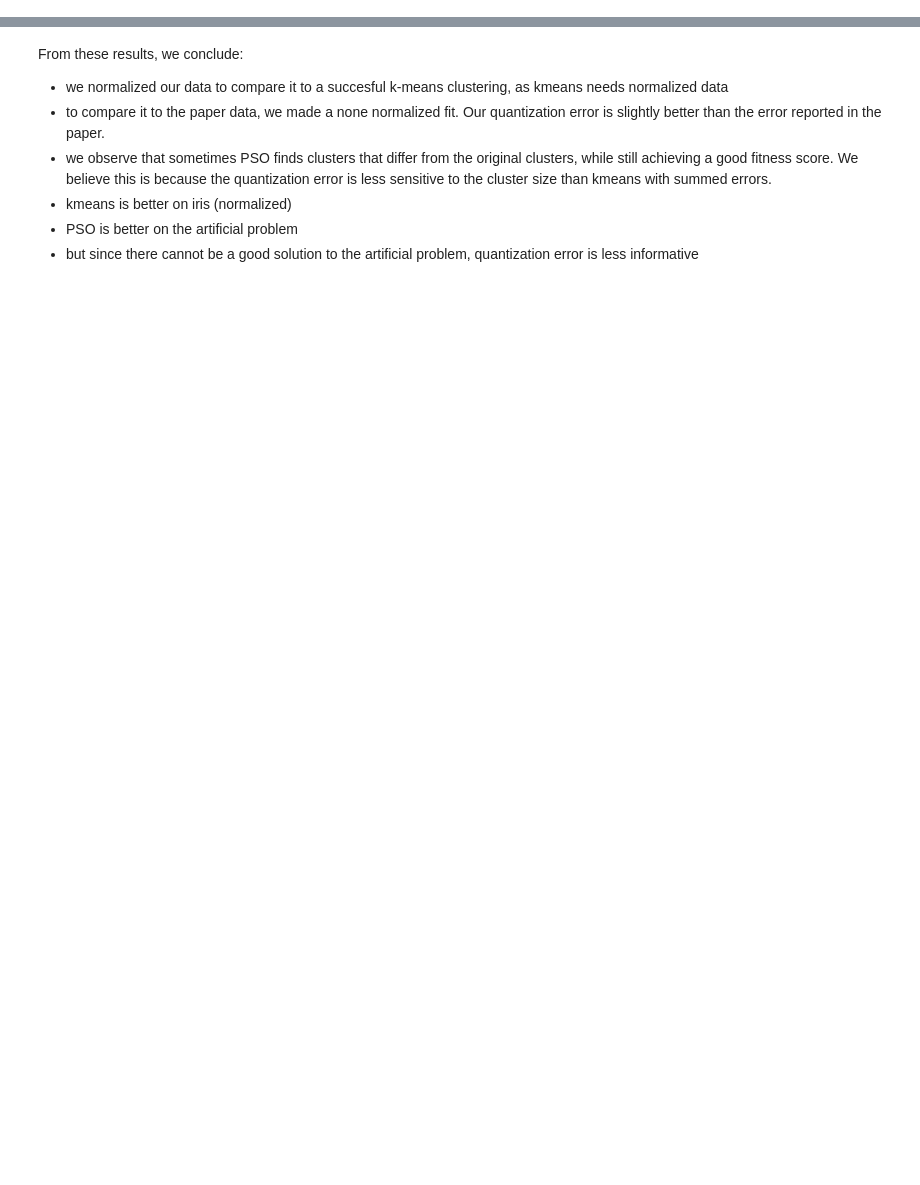
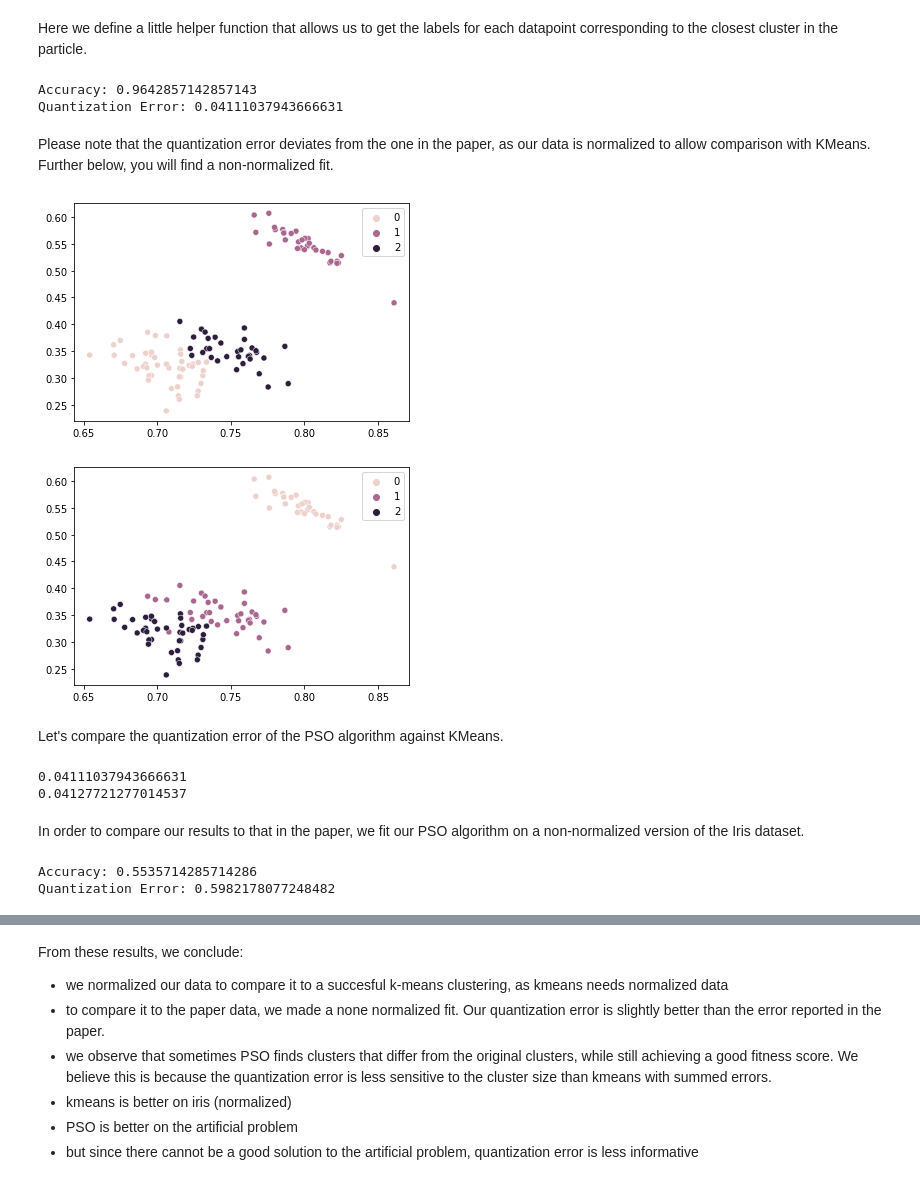
Before and after one commit to verrannt/natural-computing, a Jupyter notebook: Assignment 2/Assignment 2 - Exercise 3.ipynb, the cells around one changed output, grey strips where cells are left out. Saved outputs shown, nothing was run; the diff lists cells and outputs as text; code cells hidden in the pictures; blank space fills up the shorter version.

```diff
--- a/Assignment 2/Assignment 2 - Exercise 3.ipynb
+++ b/Assignment 2/Assignment 2 - Exercise 3.ipynb
@@ -268,10 +0,0 @@ def generate_problem_data():
-# %%
-x, y = generate_problem_data()
-train_x, test_x, train_y, test_y = train_test_split(x, y)
-
-global_best, quantization_error = run_pso(train_x, 2)
-pred_labels = get_labels(global_best, train_x)
-test_pred_labels =  get_labels(global_best, test_x)
-accuracy = calc_accuracy(test_pred_labels, test_y)
-print(accuracy)
-print(quantization_error)
@@ -344,0 +18,8 @@ print(get_quantization_error(train_x, est.cluster_centers_))
+# %%
+# Load the Iris Dataset from SKLearn
+iris = load_iris()
+
+train_x = iris['data']
+train_x = preprocessing.normalize(train_x) # normalize
+
+train_y = iris['target']
@@ -344,0 +245,44 @@ print(get_quantization_error(train_x, est.cluster_centers_))
+# %% [markdown]
+Here we define a little helper function that allows us to get the labels for each datapoint corresponding to the closest cluster in the particle.
+# %%
+def get_labels(data, particle):
+    """ Get the assigned cluster labels for each datapoint for a particle's
+    clusters. """
+    labels = []
+    for z in data:
+        dists = [dist_func(z, centroid) for centroid in particle]
+        labels.append(np.argmin(dists)) # label is index for closest cluster
+    return labels
+# %%
+# Get the labels for the globally best particle
+labels = get_labels(train_x, global_best)
+
+# Show the accuracy for this particle, along with the quantization error
+accuracy = calc_accuracy(labels, train_y)
+print("Accuracy:", accuracy)
+print("Quantization Error:", quantization_error)
+# %% [output]
+Accuracy: 0.9642857142857143
+Quantization Error: 0.04111037943666631
+# %% [markdown]
+Please note that the quantization error deviates from the one in the paper, as our data is normalized to allow comparison with KMeans. Further below, you will find a non-normalized fit.
+# %%
+plt.title('PSO Clusters')
+sb.scatterplot(x=train_x[:,0], y=train_x[:,1], hue=labels)
+plt.show()
+plt.title('True Clusters')
+sb.scatterplot(x=train_x[:,0], y=train_x[:,1], hue=train_y)
+plt.show()
+# %% [output]
+[figure, added]
+[figure, added]
+# %% [markdown]
+Let's compare the quantization error of the PSO algorithm against KMeans.
+# %%
+print(get_quantization_error(train_x, global_best, n_clusters=3))
+print(get_quantization_error(train_x, est.cluster_centers_, n_clusters=3))
+# %% [output]
+0.04111037943666631
+0.04127721277014537
+# %% [markdown]
+In order to compare our results to that in the paper, we fit our PSO algorithm on a non-normalized version of the Iris dataset.
@@ -344,0 +296,8 @@ print(get_quantization_error(train_x, est.cluster_centers_))
+# %%
+labels = get_labels(train_x, global_best)
+accuracy = calc_accuracy(labels, train_y)
+print("Accuracy:", accuracy)
+print("Quantization Error:", quantization_error)
+# %% [output]
+Accuracy: 0.5535714285714286
+Quantization Error: 0.5982178077248482
```
Also changed, not shown: parts of 47 cells of this notebook.
